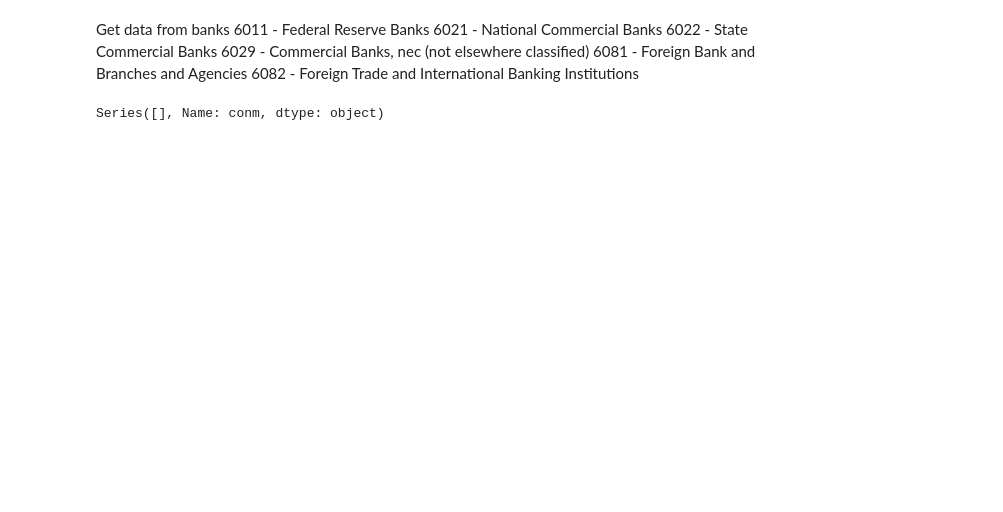
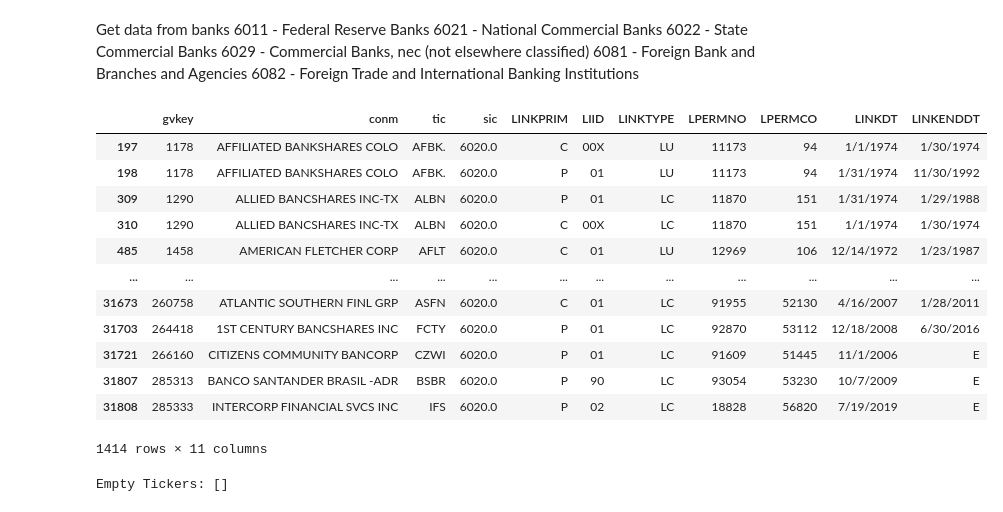
Before and after one commit to 1scarecrow1/intermediary-asset-pricing, a Jupyter notebook: src/Table02.ipynb, the cells around one changed output. Cells and saved outputs as stored; diff of their text form; code cells hidden in the pictures; blank space fills up the shorter version.

```diff
--- a/src/Table02.ipynb
+++ b/src/Table02.ipynb
@@ -229,8 +304,20 @@ Get data from banks
 6081 - Foreign Bank and Branches and Agencies
 6082 - Foreign Trade and International Banking Institutions
 # %%
-bank_sic = [6011,6021,6022,6029,6081,6082] # these are not all the codes, in the process of looking these up
-linked_banks = linktable[(linktable['sic'].isin(bank_sic))]
+bank_sic = [6011,6021,6022,6029,6081,6082,6020] # these are not all the codes, in the process of looking these up
+linked_banks = linktable[(linktable['sic'].isin(bank_sic)) & (~linktable['gvkey'].isin(ticks['gvkey'].tolist()))]
 linked_banks
 # %% [output]
+|  | gvkey | conm | tic | sic | LINKPRIM | LIID | LINKTYPE | LPERMNO | LPERMCO | LINKDT | LINKENDDT |
+| 197 | 1178 | AFFILIATED BANKSHARES COLO | AFBK. | 6020.0 | C | 00X | LU | 11173 | 94 | 1/1/1974 | 1/30/1974 |
+| 198 | 1178 | AFFILIATED BANKSHARES COLO | AFBK. | 6020.0 | P | 01 | LU | 11173 | 94 | 1/31/1974 | 11/30/1992 |
+| 309 | 1290 | ALLIED BANCSHARES INC-TX | ALBN | 6020.0 | P | 01 | LC | 11870 | 151 | 1/31/1974 | 1/29/1988 |
+| 310 | 1290 | ALLIED BANCSHARES INC-TX | ALBN | 6020.0 | C | 00X | LC | 11870 | 151 | 1/1/1974 | 1/30/1974 |
+| 485 | 1458 | AMERICAN FLETCHER CORP | AFLT | 6020.0 | C | 01 | LU | 12969 | 106 | 12/14/1972 | 1/23/1987 |
+| ... | ... | ... | ... | ... | ... | ... | ... | ... | ... | ... | ... |
+| 31673 | 260758 | ATLANTIC SOUTHERN FINL GRP | ASFN | 6020.0 | C | 01 | LC | 91955 | 52130 | 4/16/2007 | 1/28/2011 |
+| 31703 | 264418 | 1ST CENTURY BANCSHARES INC | FCTY | 6020.0 | P | 01 | LC | 92870 | 53112 | 12/18/2008 | 6/30/2016 |
+| 31721 | 266160 | CITIZENS COMMUNITY BANCORP | CZWI | 6020.0 | P | 01 | LC | 91609 | 51445 | 11/1/2006 | E |
+| 31807 | 285313 | BANCO SANTANDER BRASIL -ADR | BSBR | 6020.0 | P | 90 | LC | 93054 | 53230 | 10/7/2009 | E |
+| 31808 | 285333 | INTERCORP FINANCIAL SVCS INC | IFS | 6020.0 | P | 02 | LC | 18828 | 56820 | 7/19/2019 | E |
-Series([], Name: conm, dtype: object)
+1414 rows × 11 columns
@@ -236,0 +337,5 @@ Series([], Name: conm, dtype: object)
+# %%
+banks = get_comparison_group_data(linked_banks, '1960-01-01', '2012-12-31')
+banks = banks.drop_duplicates()
+# %% [output]
+Empty Tickers: []
```
Also changed, not shown: parts of 14 cells of this notebook.
